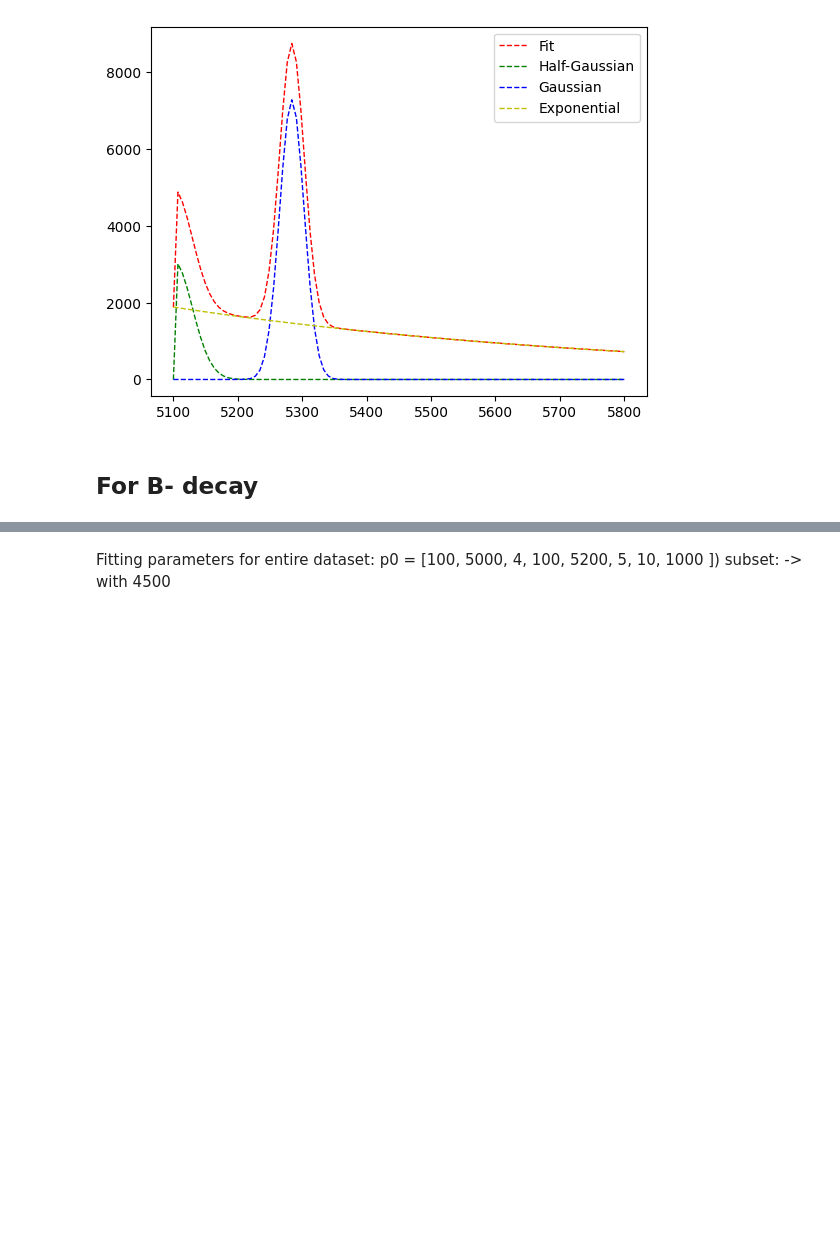
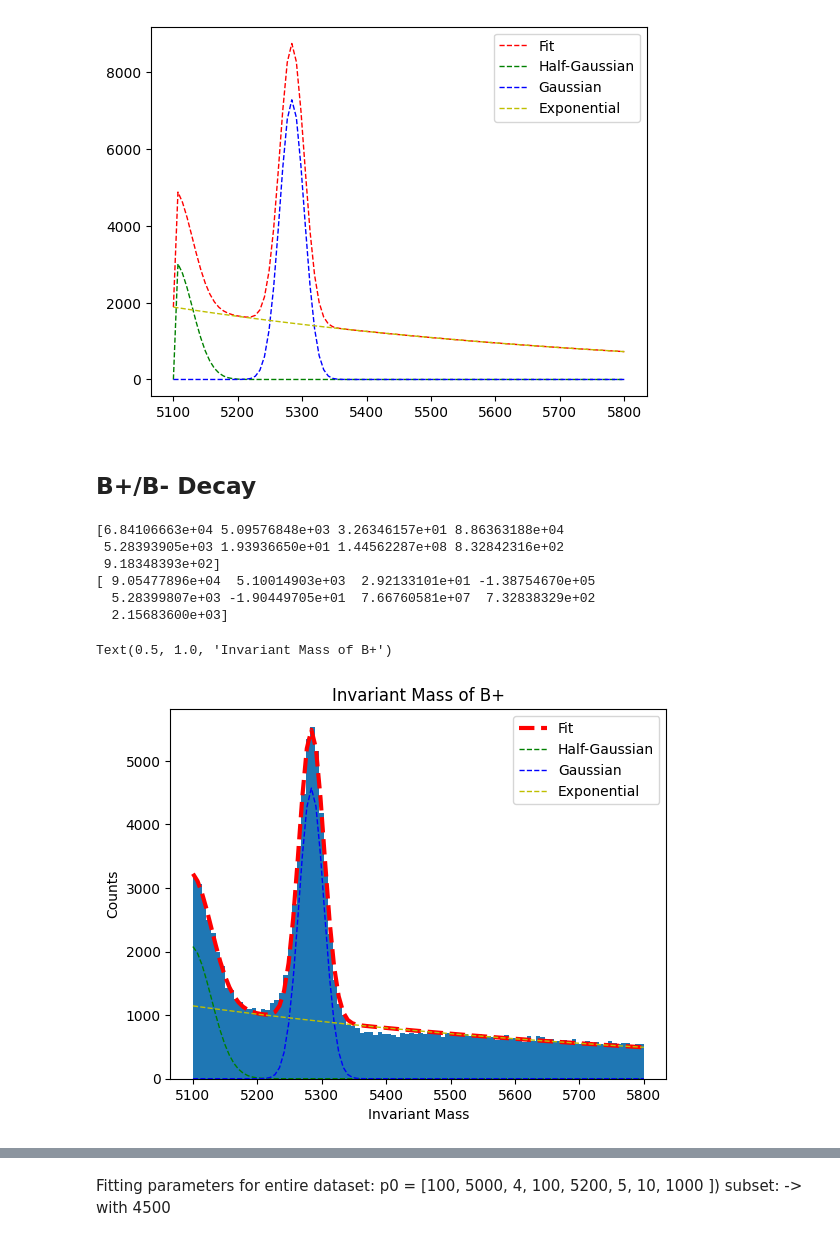
Before and after one commit to aavashsubedi/labs_yr3, a Jupyter notebook: matter_antimatter/aavash.ipynb, the cells around one changed output, grey strips where cells are left out. Cells and saved outputs as stored; diff of their text form; code cells hidden in the pictures; blank space fills up the shorter version.

```diff
--- a/matter_antimatter/aavash.ipynb
+++ b/matter_antimatter/aavash.ipynb
@@ -366,4 +362,4 @@ plt.legend()
 <matplotlib.legend.Legend at 0x...>
 [figure]
 # %% [markdown]
-## For B- decay
+## B+/B- Decay
@@ -380,0 +366,67 @@ plt.plot(x_data, y_plot_3, 'y-', label='fit')
+# %%
+def get_bins_values(mode="B+", BINS=100, x_min=5100, x_max=5800):
+
+    if mode == "B+":
+        dataset = np.genfromtxt('/workspaces/labs_yr3/matter_antimatter/data/inv_mass_positive.csv', delimiter=',')
+    elif mode == "B-":
+        dataset = np.genfromtxt('/workspaces/labs_yr3/matter_antimatter/data/inv_mass_negative.csv', delimiter=',')
+
+    else:
+        dataset = np.genfromtxt('/workspaces/labs_yr3/data/inv_mass.csv', delimiter=',')
+    #x_data = np.linspace(x_min, x_max, BINS)
+    invariant_mass_numpy = np.array(dataset)
+    invariant_mass_numpy = np.where((
+        invariant_mass_numpy > x_min) & (
+        invariant_mass_numpy < x_max), invariant_mass_numpy, np.nan)
+    values, bins, patches = plt.hist(invariant_mass_numpy, bins=BIN_NUM);
+    plt.close()
+    return bins, values, patches, invariant_mass_numpy
+
+
+
+positive_bins, positive_values, positive_patches, positive_array = get_bins_values(mode="B+", BINS=BIN_NUM, x_min=5100, x_max=5800)
+negative_bins, negative_values, negative_patches, negative_array = get_bins_values(mode="B-", BINS=BIN_NUM, x_min=5100, x_max=5800)
+
+popt_pve, pcov_pve = curve_fit(fit_func_half, get_bins(positive_bins, positive_values),
+                                positive_values, p0 = [1000, 5100, 5, 1000, 5200, 10, 10, 5, 5100 ],
+                                                                                maxfev=10000)
+print(popt_pve)
+
+popt_nve , pcov_nve = curve_fit(fit_func_half, get_bins(negative_bins, negative_values), negative_values,
+                        p0 = [1000, 5100, 5, 1000, 5300, 10, 10, 5, 5100 ],
+                        maxfev=100000)
+
+print(popt)
+y_data_pve = fit_func_half(x_data, popt_pve[0], popt_pve[1], popt_pve[2],
+                        popt_pve[3], popt_pve[4], popt_pve[5],
+                        popt_pve[6], popt_pve[7], popt_pve[8])
+y_data_nve = fit_func_half(x_data, popt_nve[0], popt_nve[1], popt_nve[2],
+                        popt_nve[3], popt_nve[4], popt_nve[5],
+                        popt_nve[6], popt_nve[7], popt_nve[8])
+# %% [output]
+[6.84106663e+04 5.09576848e+03 3.26346157e+01 8.86363188e+04
+ 5.28393905e+03 1.93936650e+01 1.44562287e+08 8.32842316e+02
+ 9.18348393e+02]
+[ 9.05477896e+04  5.10014903e+03  2.92133101e+01 -1.38754670e+05
+  5.28399807e+03 -1.90449705e+01  7.66760581e+07  7.32838329e+02
+  2.15683600e+03]
+# %%
+y_plot_1_pve = half_gaussian(x_data, popt_pve[0], popt_pve[1], popt_pve[2])
+y_plot_2_pve = gaussian(x_data, popt_pve[3], popt_pve[4], popt_pve[5])
+y_plot_3_pve = exponential(x_data, popt_pve[6], popt_pve[7], popt_pve[8])
+
+plt.hist(positive_array, bins=BIN_NUM)
+
+plt.plot(x_data, y_data_pve, color='r', linestyle='dashed', linewidth=3, label='Fit')
+plt.plot(x_data, y_plot_1_pve, color='g', linestyle='dashed', linewidth=1, label='Half-Gaussian')
+plt.plot(x_data, y_plot_2_pve, color='b', linestyle='dashed', linewidth=1, label='Gaussian')
+plt.plot(x_data, y_plot_3_pve, color='y', linestyle='dashed', linewidth=1, label='Exponential')
+plt.legend()
+
+
+plt.xlabel("Invariant Mass")
+plt.ylabel("Counts")
+plt.title("Invariant Mass of B+")
+# %% [output]
+Text(0.5, 1.0, 'Invariant Mass of B+')
+[figure, added]
```
Also changed, not shown: parts of 9 cells of this notebook.
